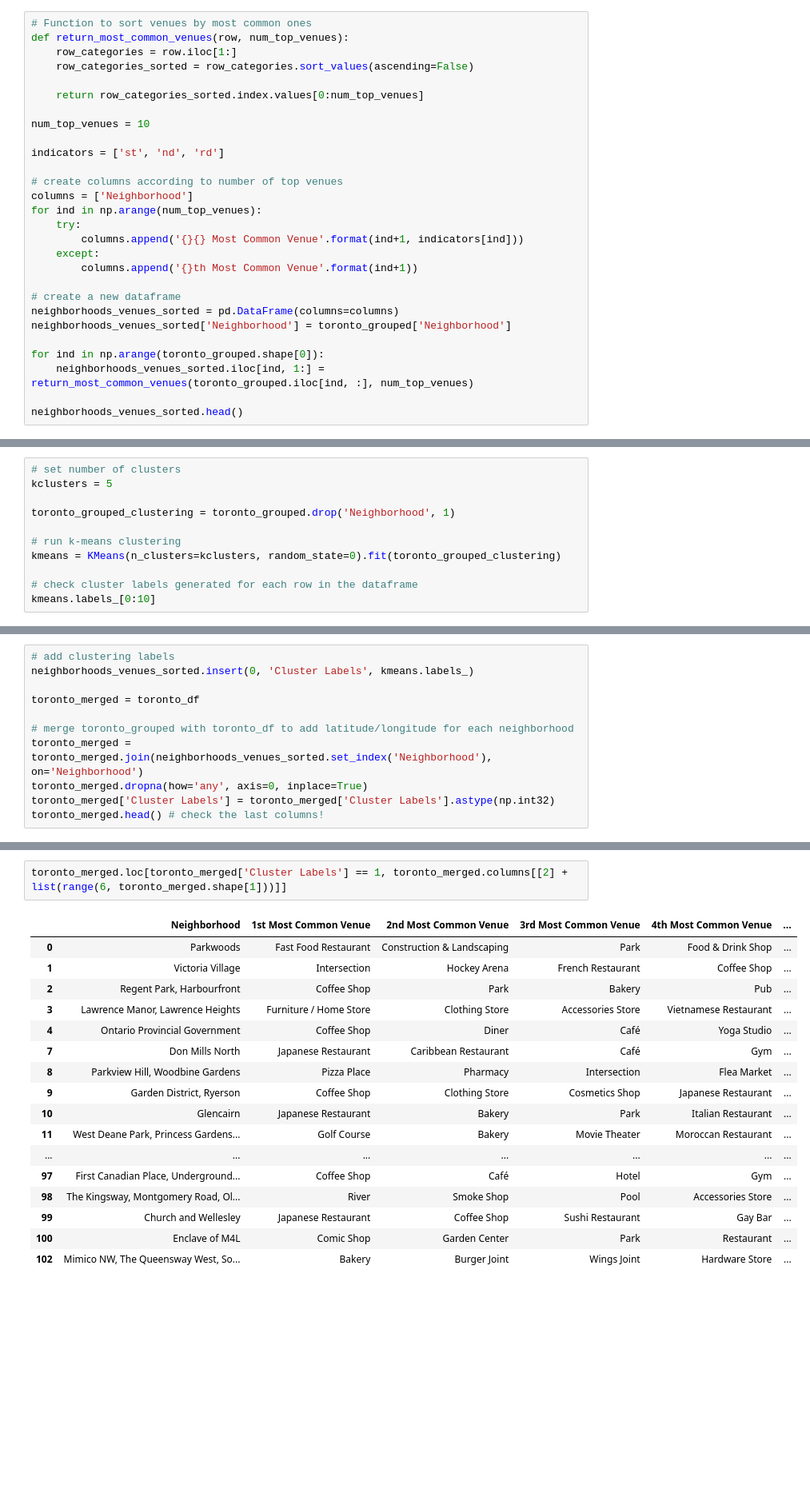
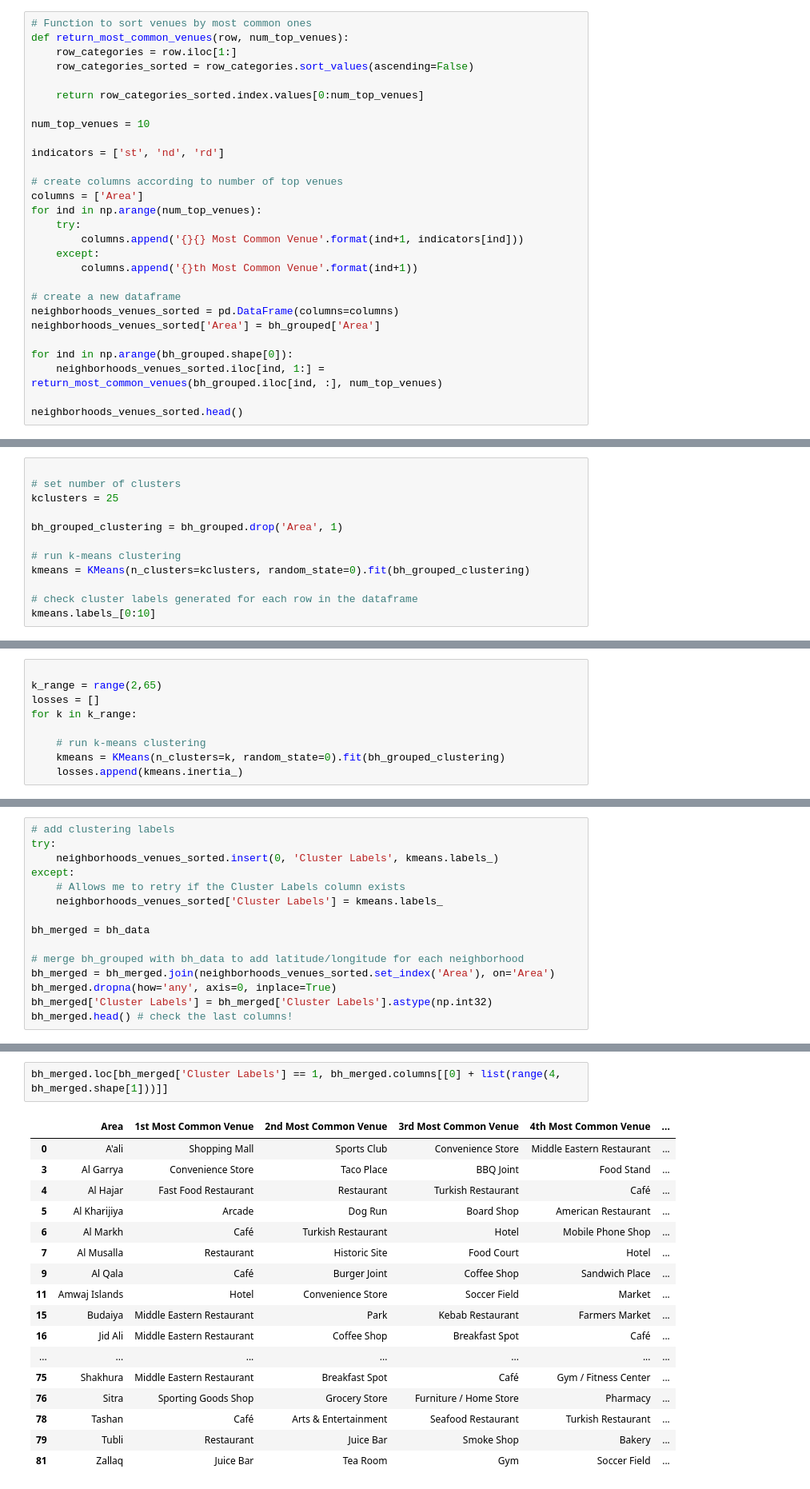
Before and after one commit to isados/neighborhood-clusters, a Jupyter notebook: BahrainSegmentation.ipynb, the cells around one changed output, grey strips where cells are left out. Shown: that part at 80% size. Drawn from its saved outputs; the diff is of its cells as text; blank space fills up the shorter version.

Commit message:
first run of the kmeans algo

```diff
--- a/BahrainSegmentation.ipynb
+++ b/BahrainSegmentation.ipynb
@@ -443,7 +423,7 @@ num_top_venues = 10
 indicators = ['st', 'nd', 'rd']
 
 # create columns according to number of top venues
-columns = ['Neighborhood']
+columns = ['Area']
 for ind in np.arange(num_top_venues):
     try:
         columns.append('{}{} Most Common Venue'.format(ind+1, indicators[ind]))
@@ -452,10 +432,10 @@ for ind in np.arange(num_top_venues):
 
 # create a new dataframe
 neighborhoods_venues_sorted = pd.DataFrame(columns=columns)
-neighborhoods_venues_sorted['Neighborhood'] = toronto_grouped['Neighborhood']
+neighborhoods_venues_sorted['Area'] = bh_grouped['Area']
 
-for ind in np.arange(toronto_grouped.shape[0]):
-    neighborhoods_venues_sorted.iloc[ind, 1:] = return_most_common_venues(toronto_grouped.iloc[ind, :], num_top_venues)
+for ind in np.arange(bh_grouped.shape[0]):
+    neighborhoods_venues_sorted.iloc[ind, 1:] = return_most_common_venues(bh_grouped.iloc[ind, :], num_top_venues)
 
 neighborhoods_venues_sorted.head()
 # %% [output]
@@ -470,13 +450,14 @@ neighborhoods_venues_sorted.head()
 # %% [markdown]
 Run _k_-means to cluster the neighborhood into 5 clusters.
 # %%
+
 # set number of clusters
-kclusters = 5
+kclusters = 25
 
-toronto_grouped_clustering = toronto_grouped.drop('Neighborhood', 1)
+bh_grouped_clustering = bh_grouped.drop('Area', 1)
 
 # run k-means clustering
-kmeans = KMeans(n_clusters=kclusters, random_state=0).fit(toronto_grouped_clustering)
+kmeans = KMeans(n_clusters=kclusters, random_state=0).fit(bh_grouped_clustering)
 
 # check cluster labels generated for each row in the dataframe
 kmeans.labels_[0:10]
@@ -484,0 +472,9 @@ array([1, 1, 1, 1, 1, 1, 1, 1, 1, 2], dtype=int32)
+# %%
+
+k_range = range(2,65)
+losses = []
+for k in k_range:
+
+    # run k-means clustering
+    kmeans = KMeans(n_clusters=k, random_state=0).fit(bh_grouped_clustering)
+    losses.append(kmeans.inertia_)
@@ -486,13 +496,17 @@ array([1, 1, 1, 1, 1, 1, 1, 1, 1, 2], dtype=int32)
 Let's create a new dataframe that includes the cluster as well as the top 10 venues for each neighborhood.
 # %%
 # add clustering labels
-neighborhoods_venues_sorted.insert(0, 'Cluster Labels', kmeans.labels_)
+try:
+    neighborhoods_venues_sorted.insert(0, 'Cluster Labels', kmeans.labels_)
+except:
+    # Allows me to retry if the Cluster Labels column exists
+    neighborhoods_venues_sorted['Cluster Labels'] = kmeans.labels_
 
-toronto_merged = toronto_df
+bh_merged = bh_data
 
-# merge toronto_grouped with toronto_df to add latitude/longitude for each neighborhood
-toronto_merged = toronto_merged.join(neighborhoods_venues_sorted.set_index('Neighborhood'), on='Neighborhood')
-toronto_merged.dropna(how='any', axis=0, inplace=True)
-toronto_merged['Cluster Labels'] = toronto_merged['Cluster Labels'].astype(np.int32)
-toronto_merged.head() # check the last columns!
+# merge bh_grouped with bh_data to add latitude/longitude for each neighborhood
+bh_merged = bh_merged.join(neighborhoods_venues_sorted.set_index('Area'), on='Area')
+bh_merged.dropna(how='any', axis=0, inplace=True)
+bh_merged['Cluster Labels'] = bh_merged['Cluster Labels'].astype(np.int32)
+bh_merged.head() # check the last columns!
 # %% [output]
@@ -545,25 +562,25 @@ toronto_merged.loc[toronto_merged['Cluster Labels'] == 0, toronto_merged.columns
 # %% [markdown]
 #### Cluster 2
 # %%
-toronto_merged.loc[toronto_merged['Cluster Labels'] == 1, toronto_merged.columns[[2] + list(range(6, toronto_merged.shape[1]))]]
+bh_merged.loc[bh_merged['Cluster Labels'] == 1, bh_merged.columns[[0] + list(range(4, bh_merged.shape[1]))]]
 # %% [output]
-|  | Neighborhood | 1st Most Common Venue | 2nd Most Common Venue | 3rd Most Common Venue | 4th Most Common Venue | ... |
-| 0 | Parkwoods | Fast Food Restaurant | Construction & Landscaping | Park | Food & Drink Shop | ... |
-| 1 | Victoria Village | Intersection | Hockey Arena | French Restaurant | Coffee Shop | ... |
-| 2 | Regent Park, Harbourfront | Coffee Shop | Park | Bakery | Pub | ... |
-| 3 | Lawrence Manor, Lawrence Heights | Furniture / Home Store | Clothing Store | Accessories Store | Vietnamese Restaurant | ... |
-| 4 | Ontario Provincial Government | Coffee Shop | Diner | Café | Yoga Studio | ... |
-| 7 | Don Mills North | Japanese Restaurant | Caribbean Restaurant | Café | Gym | ... |
-| 8 | Parkview Hill, Woodbine Gardens | Pizza Place | Pharmacy | Intersection | Flea Market | ... |
-| 9 | Garden District, Ryerson | Coffee Shop | Clothing Store | Cosmetics Shop | Japanese Restaurant | ... |
-| 10 | Glencairn | Japanese Restaurant | Bakery | Park | Italian Restaurant | ... |
-| 11 | West Deane Park, Princess Gardens... | Golf Course | Bakery | Movie Theater | Moroccan Restaurant | ... |
+|  | Area | 1st Most Common Venue | 2nd Most Common Venue | 3rd Most Common Venue | 4th Most Common Venue | ... |
+| 0 | A'ali | Shopping Mall | Sports Club | Convenience Store | Middle Eastern Restaurant | ... |
+| 3 | Al Garrya | Convenience Store | Taco Place | BBQ Joint | Food Stand | ... |
+| 4 | Al Hajar | Fast Food Restaurant | Restaurant | Turkish Restaurant | Café | ... |
+| 5 | Al Kharijiya | Arcade | Dog Run | Board Shop | American Restaurant | ... |
+| 6 | Al Markh | Café | Turkish Restaurant | Hotel | Mobile Phone Shop | ... |
+| 7 | Al Musalla | Restaurant | Historic Site | Food Court | Hotel | ... |
+| 9 | Al Qala | Café | Burger Joint | Coffee Shop | Sandwich Place | ... |
+| 11 | Amwaj Islands | Hotel | Convenience Store | Soccer Field | Market | ... |
+| 15 | Budaiya | Middle Eastern Restaurant | Park | Kebab Restaurant | Farmers Market | ... |
+| 16 | Jid Ali | Middle Eastern Restaurant | Coffee Shop | Breakfast Spot | Café | ... |
 | ... | ... | ... | ... | ... | ... | ... |
-| 97 | First Canadian Place, Underground... | Coffee Shop | Café | Hotel | Gym | ... |
-| 98 | The Kingsway, Montgomery Road, Ol... | River | Smoke Shop | Pool | Accessories Store | ... |
-| 99 | Church and Wellesley | Japanese Restaurant | Coffee Shop | Sushi Restaurant | Gay Bar | ... |
-| 100 | Enclave of M4L | Comic Shop | Garden Center | Park | Restaurant | ... |
-| 102 | Mimico NW, The Queensway West, So... | Bakery | Burger Joint | Wings Joint | Hardware Store | ... |
+| 75 | Shakhura | Middle Eastern Restaurant | Breakfast Spot | Café | Gym / Fitness Center | ... |
+| 76 | Sitra | Sporting Goods Shop | Grocery Store | Furniture / Home Store | Pharmacy | ... |
+| 78 | Tashan | Café | Arts & Entertainment | Seafood Restaurant | Turkish Restaurant | ... |
+| 79 | Tubli | Restaurant | Juice Bar | Smoke Shop | Bakery | ... |
+| 81 | Zallaq | Juice Bar | Tea Room | Gym | Soccer Field | ... |
 # %% [markdown]
 #### Cluster 3
 # %%
```
Also changed, not shown: parts of 35 cells of this notebook, 1 other file.
